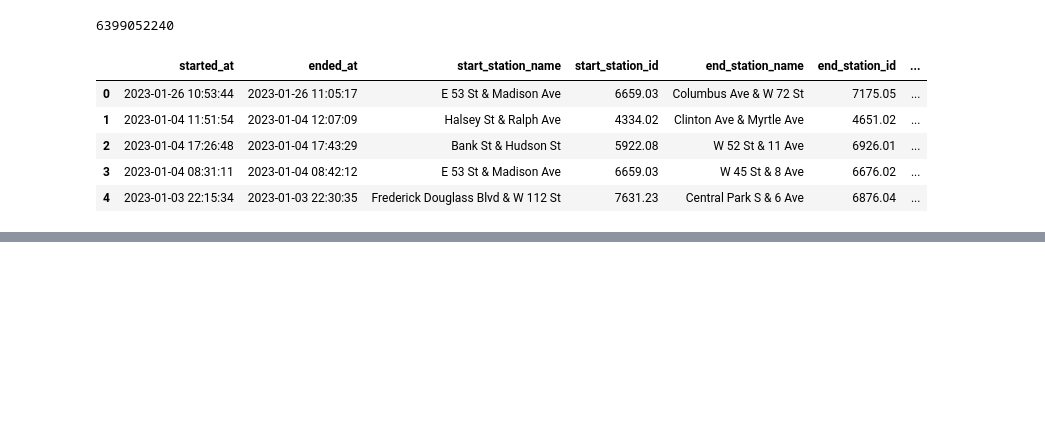
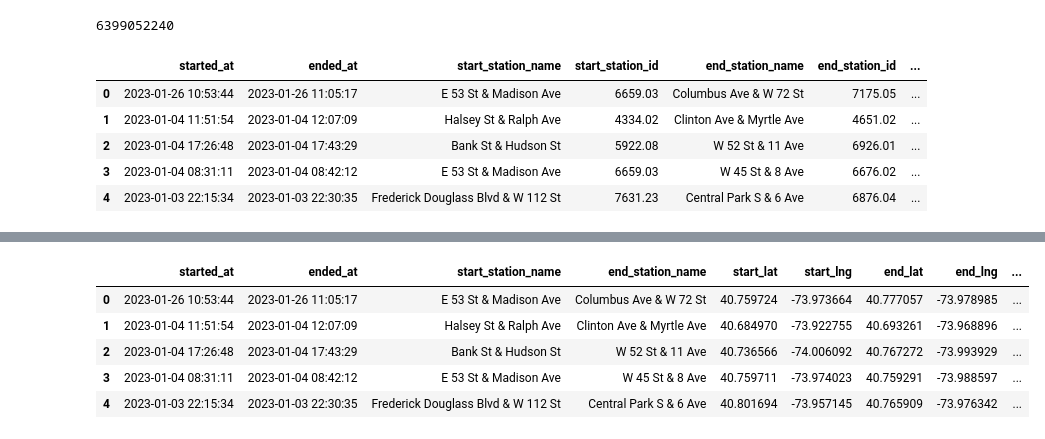
Before and after one commit to mike2463/citi-bike, a Jupyter notebook: code/2023_citi_bike_data.ipynb, the cells around one changed output, grey strips where cells are left out. Cells and saved outputs as stored; diff of their text form; code cells hidden in the pictures; blank space fills up the shorter version.

```diff
--- a/code/2023_citi_bike_data.ipynb
+++ b/code/2023_citi_bike_data.ipynb
@@ -45,0 +68,10 @@ df_2023.head()
+# %%
+df_2023.rename(columns={'start_month':'month'}, inplace=True)
+df_2023.head()
+# %% [output]
+|  | started_at | ended_at | start_station_name | end_station_name | start_lat | start_lng | end_lat | end_lng | ... |
+| 0 | 2023-01-26 10:53:44 | 2023-01-26 11:05:17 | E 53 St & Madison Ave | Columbus Ave & W 72 St | 40.759724 | -73.973664 | 40.777057 | -73.978985 | ... |
+| 1 | 2023-01-04 11:51:54 | 2023-01-04 12:07:09 | Halsey St & Ralph Ave | Clinton Ave & Myrtle Ave | 40.684970 | -73.922755 | 40.693261 | -73.968896 | ... |
+| 2 | 2023-01-04 17:26:48 | 2023-01-04 17:43:29 | Bank St & Hudson St | W 52 St & 11 Ave | 40.736566 | -74.006092 | 40.767272 | -73.993929 | ... |
+| 3 | 2023-01-04 08:31:11 | 2023-01-04 08:42:12 | E 53 St & Madison Ave | W 45 St & 8 Ave | 40.759711 | -73.974023 | 40.759291 | -73.988597 | ... |
+| 4 | 2023-01-03 22:15:34 | 2023-01-03 22:30:35 | Frederick Douglass Blvd & W 112 St | Central Park S & 6 Ave | 40.801694 | -73.957145 | 40.765909 | -73.976342 | ... |
```
Also changed, not shown: parts of 8 cells of this notebook, 4 other files.
